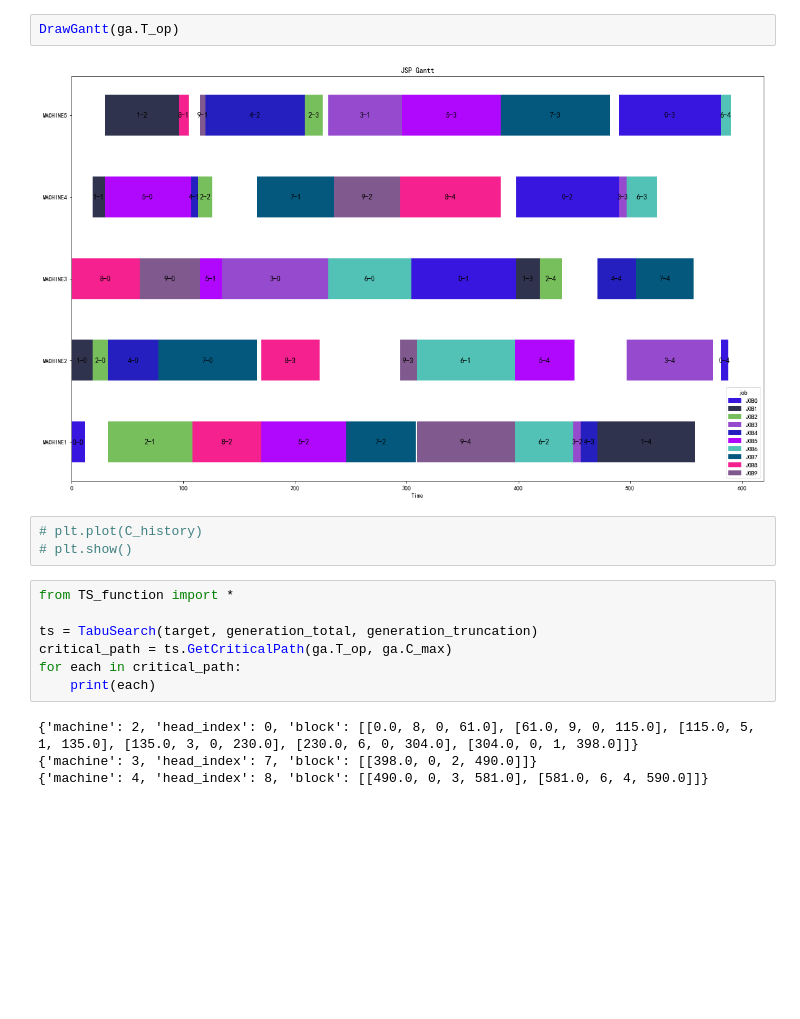
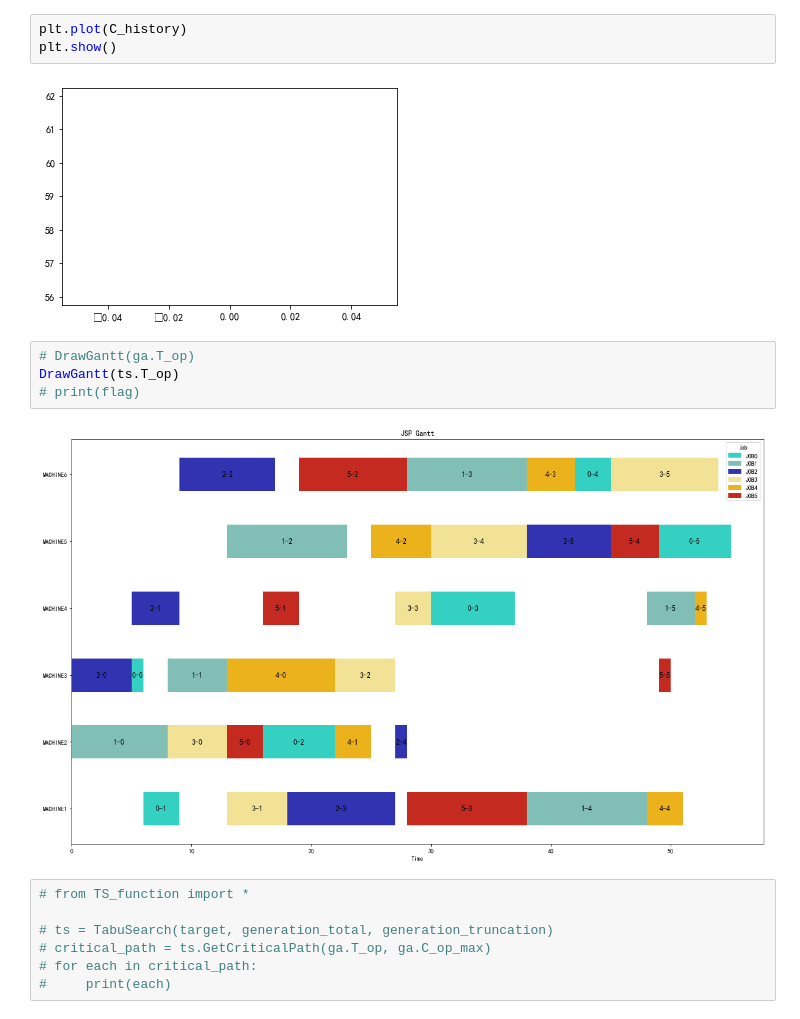
Before and after one commit to AAAAAAbaAba/JobShopProblem, a Jupyter notebook: Exicution.ipynb, the cells around one changed output. Cells and saved outputs as stored; diff of their text form; blank space fills up the shorter version.

```diff
--- a/Exicution.ipynb
+++ b/Exicution.ipynb
@@ -21,19 +14,19 @@
-# %%
-DrawGantt(ga.T_op)
-# %% [output]
-[figure, removed]
 # %%
-# plt.plot(C_history)
-# plt.show()
+plt.plot(C_history)
+plt.show()
+# %% [output]
+[figure, added]
+# %%
+# DrawGantt(ga.T_op)
+DrawGantt(ts.T_op)
+# print(flag)
+# %% [output]
+[figure, added]
 # %%
-from TS_function import *
+# from TS_function import *
 
-ts = TabuSearch(target, generation_total, generation_truncation)
-critical_path = ts.GetCriticalPath(ga.T_op, ga.C_max)
-for each in critical_path:
-    print(each)
+# ts = TabuSearch(target, generation_total, generation_truncation)
+# critical_path = ts.GetCriticalPath(ga.T_op, ga.C_op_max)
+# for each in critical_path:
+#     print(each)
-# %% [output]
-{'machine': 2, 'head_index': 0, 'block': [[0.0, 8, 0, 61.0], [61.0, 9, 0, 115.0], [115.0, 5, 1, 135.0], [135.0, 3, 0, 230.0], [230.0, 6, 0, 304.0], [304.0, 0, 1, 398.0]]}
-{'machine': 3, 'head_index': 7, 'block': [[398.0, 0, 2, 490.0]]}
-{'machine': 4, 'head_index': 8, 'block': [[490.0, 0, 3, 581.0], [581.0, 6, 4, 590.0]]}
 # %%
```
Also changed, not shown: parts of 3 cells of this notebook, 7 other files.
